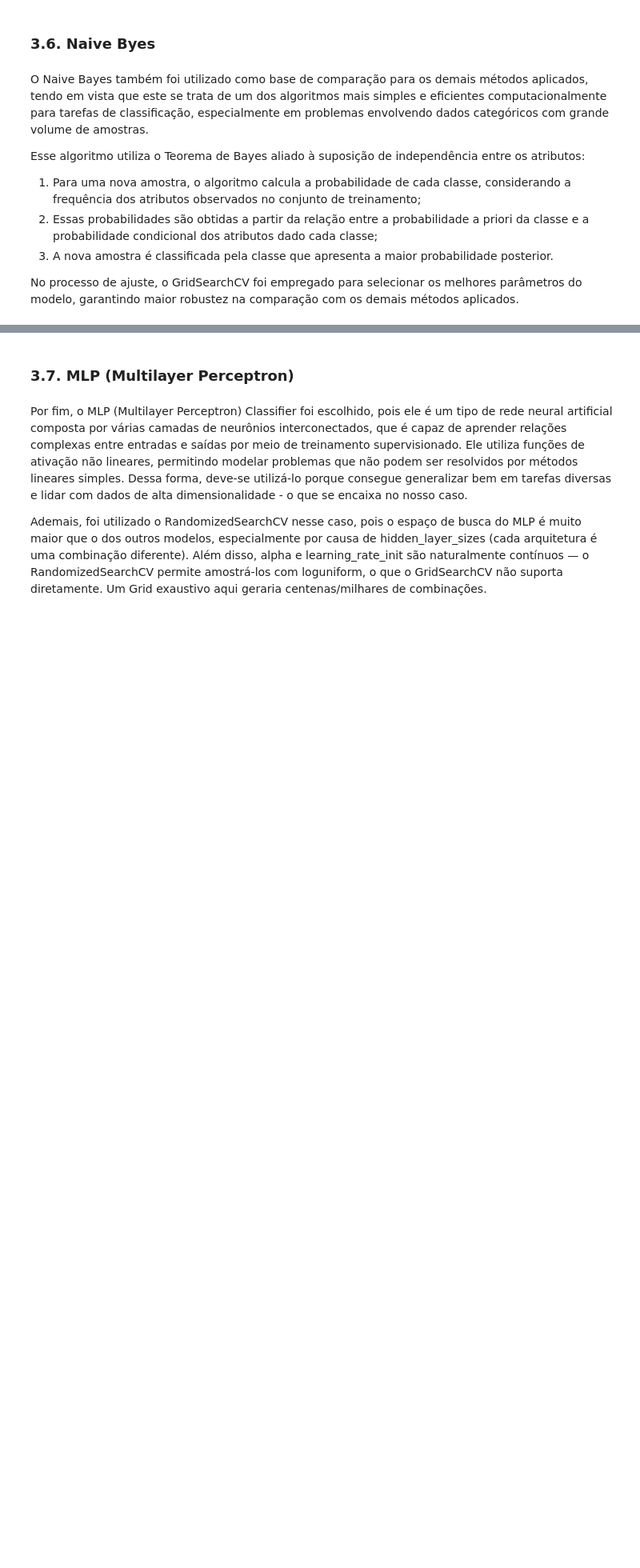
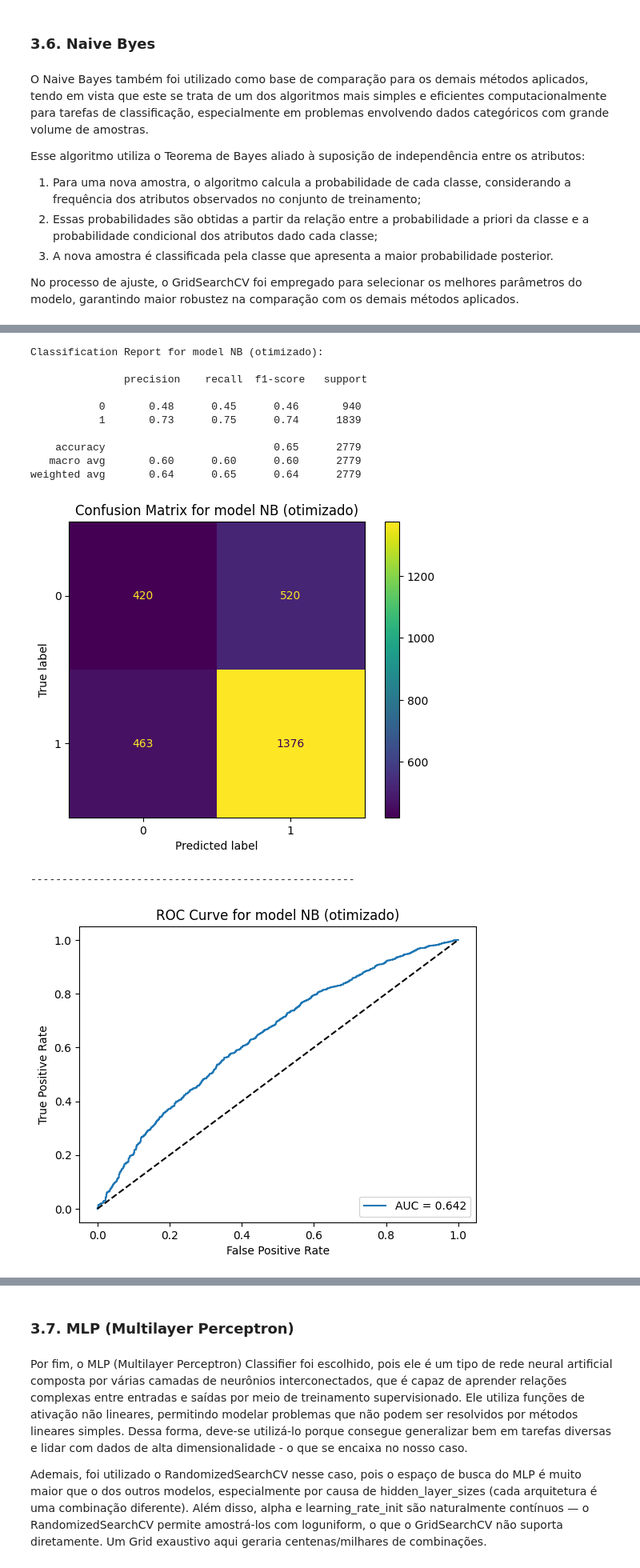
Before and after one commit to CBenini07/TCC, a Jupyter notebook: TCC_Aplicacao_modelos.ipynb, the cells around one changed output, grey strips where cells are left out. Shown at 80% size. Cells and saved outputs as stored; diff of their text form; code cells hidden in the pictures; blank space fills up the shorter version.

```diff
--- a/TCC_Aplicacao_modelos.ipynb
+++ b/TCC_Aplicacao_modelos.ipynb
@@ -915,0 +1035,24 @@ No processo de ajuste, o GridSearchCV foi empregado para selecionar os melhores
+# %%
+# Validação do Modelo
+acc, prec, f1_sc, auc_score = evaluate(y_test, y_pred, y_scores, 'NB (otimizado)')
+result.loc[6] = ['NB (otimizado)', acc, prec, f1_sc, auc_score]
+
+# Exibe métricas
+print('Accuracy :', acc)
+print('Precision:', prec)
+print('F1-Score :', f1_sc)
+print('AUC      :', auc_score)
+# %% [output]
+Classification Report for model NB (otimizado):
+
+               precision    recall  f1-score   support
+
+           0       0.48      0.45      0.46       940
+           1       0.73      0.75      0.74      1839
+
+    accuracy                           0.65      2779
+   macro avg       0.60      0.60      0.60      2779
+weighted avg       0.64      0.65      0.64      2779
+[figure, added]
+----------------------------------------------------
+[figure, added]
```
Also changed, not shown: parts of 19 cells of this notebook, 8 other files.
